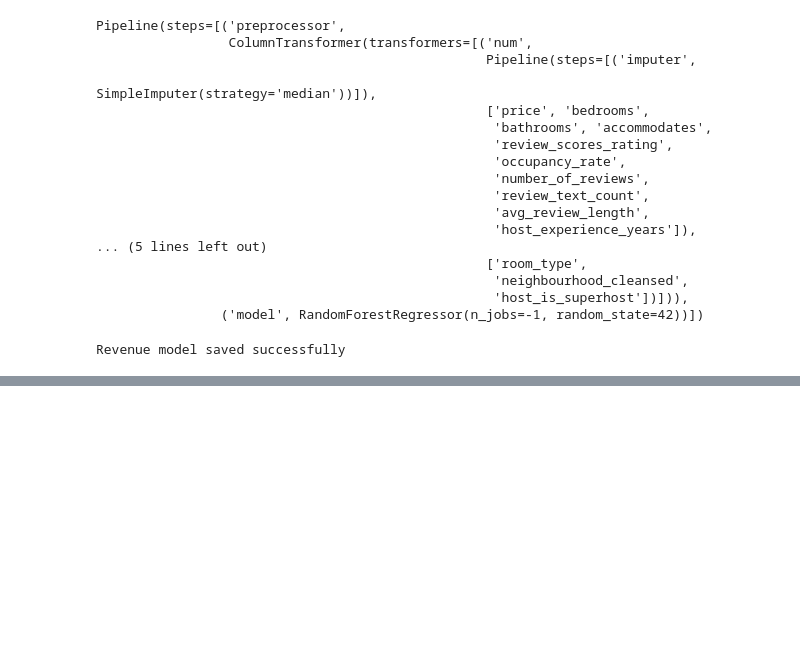
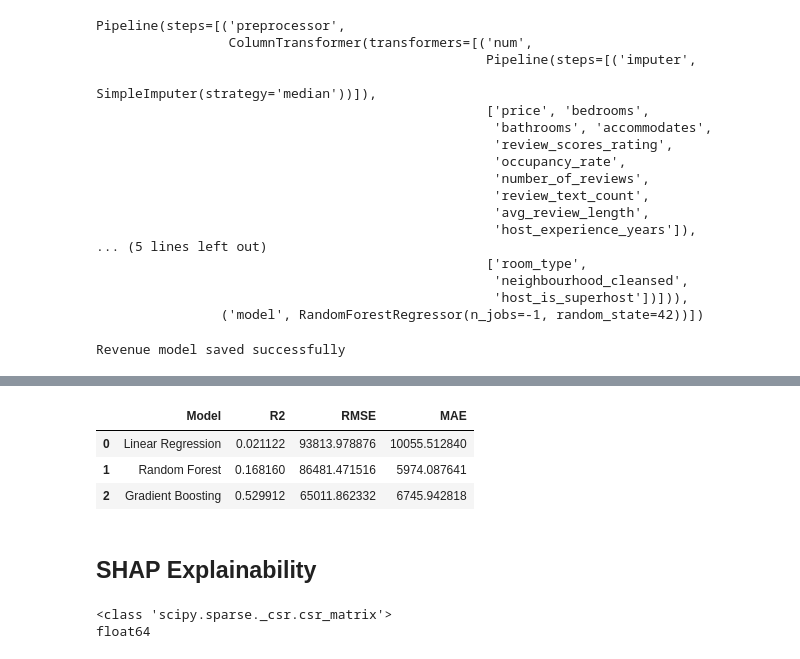
Before and after one commit to gima2003/expernetic-airbnb-data-engineering, a Jupyter notebook: notebooks/05_machine_learning.ipynb, the cells around one changed output, grey strips where cells are left out. Drawn from its saved outputs; the diff is of its cells as text; code cells hidden in the pictures; blank space fills up the shorter version.

```diff
--- a/notebooks/05_machine_learning.ipynb
+++ b/notebooks/05_machine_learning.ipynb
@@ -545,0 +661,32 @@ Revenue model saved successfully
+# %%
+comparison = pd.DataFrame({
+    "Model": [
+        "Linear Regression",
+        "Random Forest",
+        "Gradient Boosting"
+    ],
+    "R2": [
+        linear_r2,
+        rf_r2,
+        gb_r2
+    ],
+    "RMSE": [
+        linear_rmse,
+        rf_rmse,
+        gb_rmse
+    ],
+    "MAE": [
+        linear_mae,
+        rf_mae,
+        gb_mae
+    ]
+})
+
+comparison
+# %% [output]
+|  | Model | R2 | RMSE | MAE |
+| 0 | Linear Regression | 0.021122 | 93813.978876 | 10055.512840 |
+| 1 | Random Forest | 0.168160 | 86481.471516 | 5974.087641 |
+| 2 | Gradient Boosting | 0.529912 | 65011.862332 | 6745.942818 |
+# %% [markdown]
+## SHAP Explainability
@@ -545,0 +708,6 @@ Revenue model saved successfully
+# %%
+print(type(X_transformed))
+print(X_transformed.dtype)
+# %% [output]
+<class 'scipy.sparse._csr.csr_matrix'>
+float64
```
Also changed, not shown: parts of 18 cells of this notebook, 4 other files.
